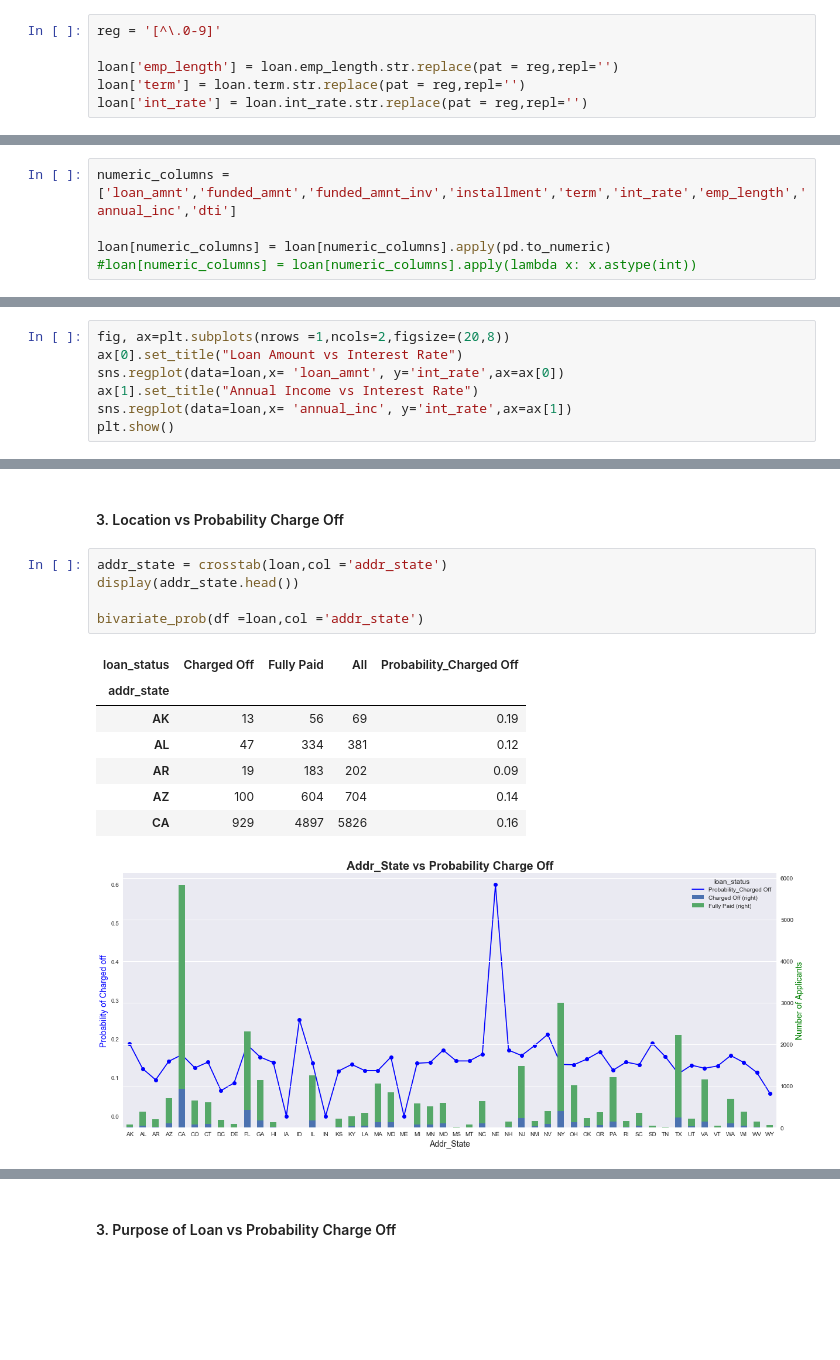
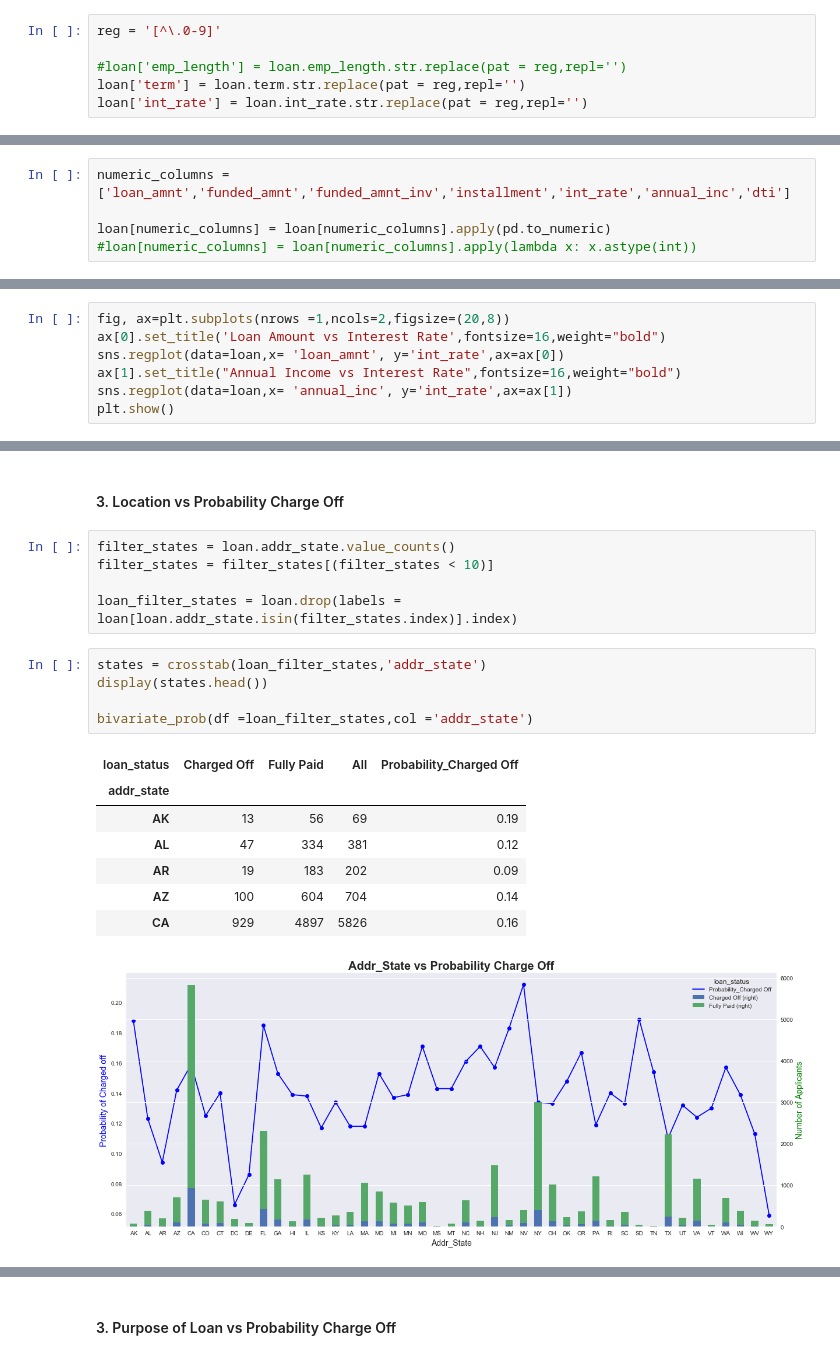
Before and after one commit to ankit9t/Temp, a Jupyter notebook: EDA_Case_Study.ipynb, the cells around one changed output, grey strips where cells are left out. Cells and saved outputs as stored; diff of their text form; blank space fills up the shorter version.

```diff
--- a/EDA_Case_Study.ipynb
+++ b/EDA_Case_Study.ipynb
@@ -172,14 +173,14 @@ Remove all the special characters (except '.') such as '%','<','>' etc. & alphab
 # %%
 reg = '[^\.0-9]'
 
-loan['emp_length'] = loan.emp_length.str.replace(pat = reg,repl='')
+#loan['emp_length'] = loan.emp_length.str.replace(pat = reg,repl='')
 loan['term'] = loan.term.str.replace(pat = reg,repl='')
 loan['int_rate'] = loan.int_rate.str.replace(pat = reg,repl='')
 # %% [markdown]
 #### 7. Cast all continuos variables to numeric
 Cast all continuos variables to numeric so that we can find a correlation between them
 # %%
-numeric_columns = ['loan_amnt','funded_amnt','funded_amnt_inv','installment','term','int_rate','emp_length','annual_inc','dti']
+numeric_columns = ['loan_amnt','funded_amnt','funded_amnt_inv','installment','int_rate','annual_inc','dti']
 
 loan[numeric_columns] = loan[numeric_columns].apply(pd.to_numeric)
 #loan[numeric_columns] = loan[numeric_columns].apply(lambda x: x.astype(int))
@@ -535,9 +526,9 @@ plt.show()
 #### 3. Loan Amount/Annual Income vs Interest Rate
 # %%
 fig, ax=plt.subplots(nrows =1,ncols=2,figsize=(20,8))
-ax[0].set_title("Loan Amount vs Interest Rate")
+ax[0].set_title('Loan Amount vs Interest Rate',fontsize=16,weight="bold")
 sns.regplot(data=loan,x= 'loan_amnt', y='int_rate',ax=ax[0])
-ax[1].set_title("Annual Income vs Interest Rate")
+ax[1].set_title("Annual Income vs Interest Rate",fontsize=16,weight="bold")
 sns.regplot(data=loan,x= 'annual_inc', y='int_rate',ax=ax[1])
 plt.show()
 # %% [output]
@@ -596,17 +587,22 @@ def bivariate_prob(df,col,stacked= True):
     plt.show()
 # %% [markdown]
 #### 3. Location vs Probability Charge Off
+# %%
+filter_states = loan.addr_state.value_counts()
+filter_states = filter_states[(filter_states < 10)]
+
+loan_filter_states = loan.drop(labels = loan[loan.addr_state.isin(filter_states.index)].index)
 # %%
-addr_state = crosstab(loan,col ='addr_state')
-display(addr_state.head())
+states = crosstab(loan_filter_states,'addr_state')
+display(states.head())
 
-bivariate_prob(df =loan,col ='addr_state')
+bivariate_prob(df =loan_filter_states,col ='addr_state')
 # %% [output]
 | loan_status | Charged Off | Fully Paid | All | Probability_Charged Off |
 | addr_state |  |  |  |  |
 | AK | 13 | 56 | 69 | 0.19 |
 | AL | 47 | 334 | 381 | 0.12 |
 | AR | 19 | 183 | 202 | 0.09 |
 | AZ | 100 | 604 | 704 | 0.14 |
 | CA | 929 | 4897 | 5826 | 0.16 |
-[figure, old version]
+[figure, new version]
```
Also changed, not shown: parts of 30 cells of this notebook.
